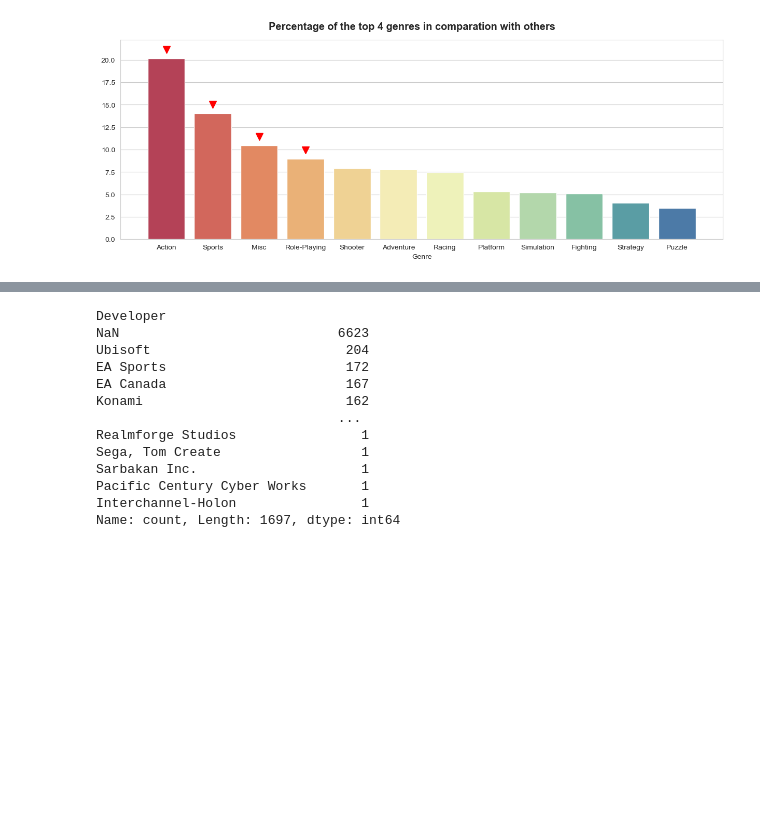
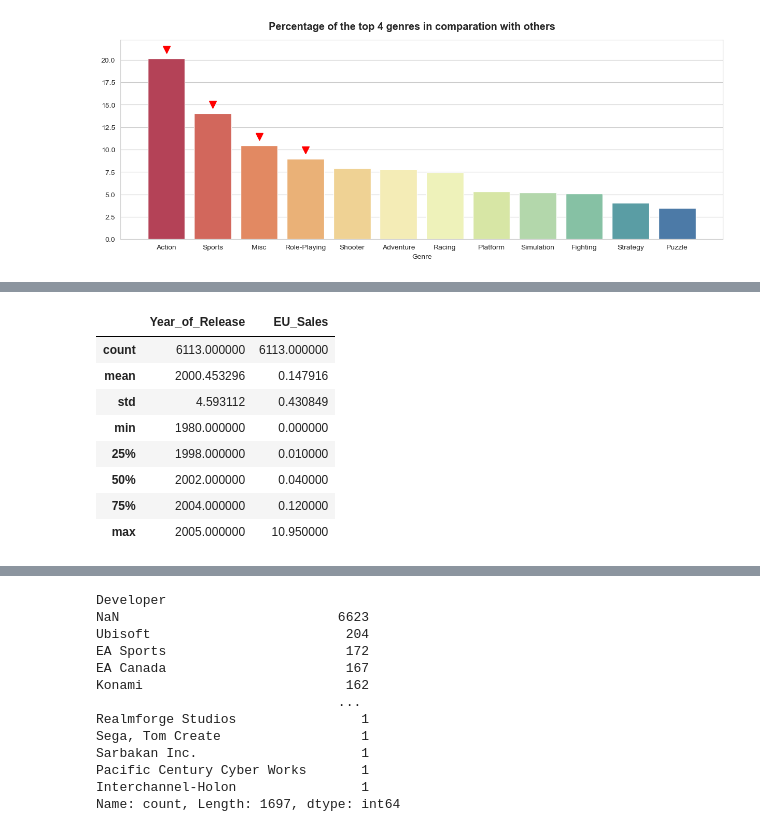
Before and after one commit to LeopoldoCCT/DataVis_Techniques-, a Jupyter notebook: LeopoldoRojoRomero_DVisHDip_CA1.ipynb, the cells around one changed output, grey strips where cells are left out. Drawn from its saved outputs; the diff is of its cells as text; code cells hidden in the pictures; blank space fills up the shorter version.

```diff
--- a/LeopoldoRojoRomero_DVisHDip_CA1.ipynb
+++ b/LeopoldoRojoRomero_DVisHDip_CA1.ipynb
@@ -306,0 +331,13 @@ ax.plot('Role-Playing', 9.971, 'v', markersize=10, color='r');
+# %%
+mean_b_2005 = mean_2005[mean_2005['Year_of_Release'].between(1980, 2005)]
+mean_b_2005.describe()
+# %% [output]
+|  | Year_of_Release | EU_Sales |
+| count | 6113.000000 | 6113.000000 |
+| mean | 2000.453296 | 0.147916 |
+| std | 4.593112 | 0.430849 |
+| min | 1980.000000 | 0.000000 |
+| 25% | 1998.000000 | 0.010000 |
+| 50% | 2002.000000 | 0.040000 |
+| 75% | 2004.000000 | 0.120000 |
+| max | 2005.000000 | 10.950000 |
```
Also changed, not shown: parts of 27 cells of this notebook.
